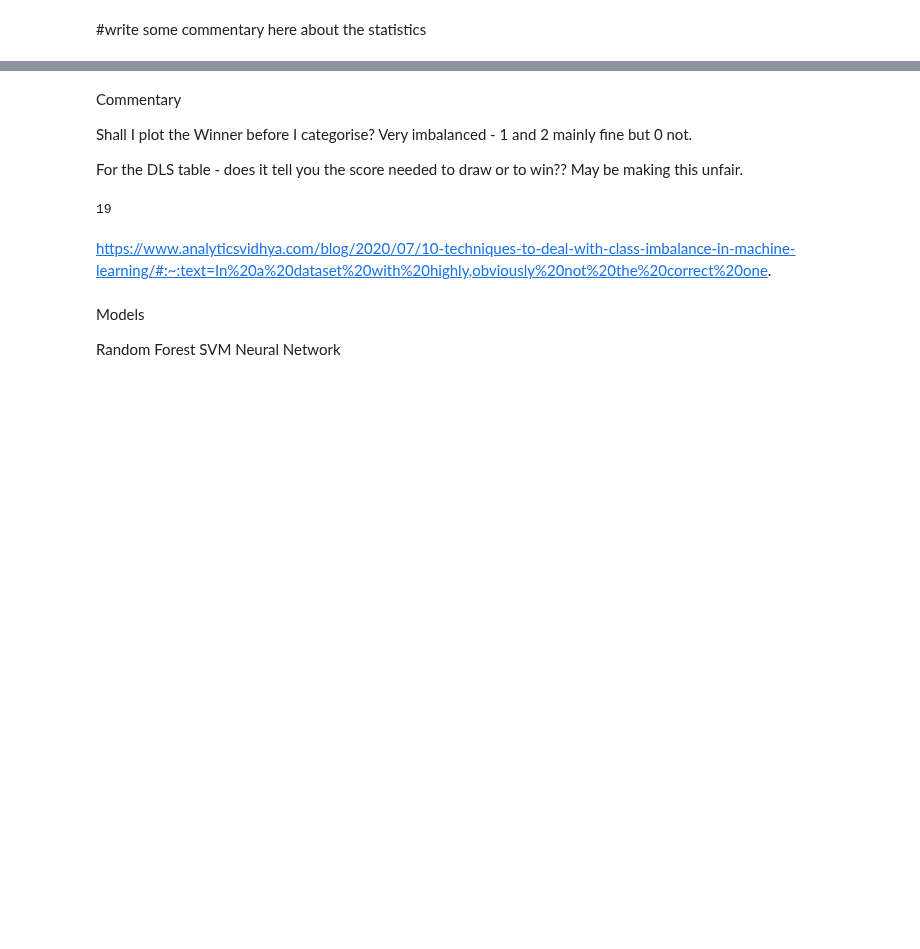
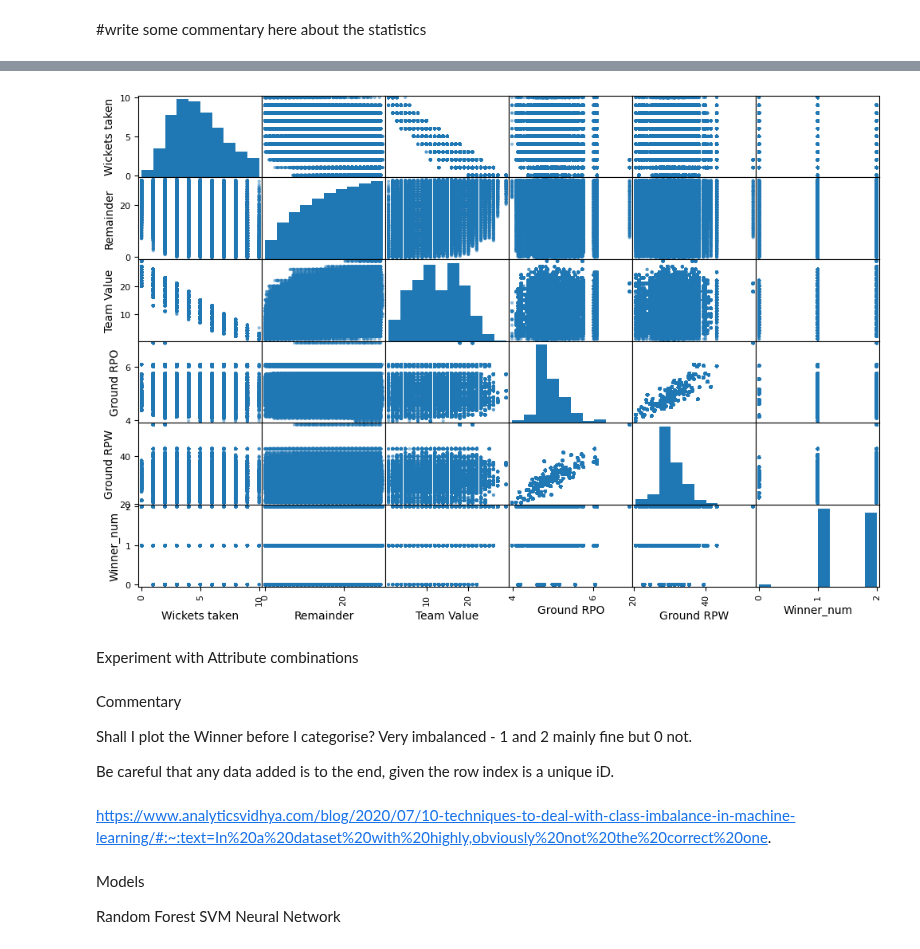
Before and after one commit to Swalke20/DLS_Project, a Jupyter notebook: Project_visualisation.ipynb, the cells around one changed output, grey strips where cells are left out. Saved outputs shown, nothing was run; the diff lists cells and outputs as text; code cells hidden in the pictures; blank space fills up the shorter version.

```diff
--- a/Project_visualisation.ipynb
+++ b/Project_visualisation.ipynb
@@ -159,0 +189,12 @@ plt.show()
+# %%
+from zlib import crc32
+
+def is_id_in_test_set(identifier, test_ratio):
+    return crc32(np.int64(identifier)) < test_ratio * 2**32
+
+def split_data_with_id_hash(data, test_ratio, id_column):
+    ids = data[id_column]
+    in_test_set = ids.apply(lambda id_: is_id_in_test_set(id_, test_ratio))
+    return data.loc[~in_test_set], data.loc[in_test_set]
+# %%
+train_set, test_set = split_data_with_id_hash(data_df, 0.2, "Row ID")
@@ -159,0 +209,2 @@ plt.show()
+# %%
+data_train = train_set.copy()
@@ -160,7 +255,17 @@ plt.show()
+# %%
+from pandas.plotting import scatter_matrix
+
+attributes = ["Wickets taken", "Remainder", "Team Value", "Ground RPO", "Ground RPW", "Winner_num"]
+scatter_matrix(data_train[attributes], figsize=(12, 8))
+plt.show()
+# %% [output]
+[figure, added]
+# %% [markdown]
+Experiment with Attribute combinations
 # %% [markdown]
 Commentary
 
 Shall I plot the Winner before I categorise?
 Very imbalanced - 1 and 2 mainly fine but 0 not.
 
-For the DLS table - does it tell you the score needed to draw or to win??  May be making this unfair.
+Be careful that any data added is to the end, given the row index is a unique iD.
@@ -169,8 +272,3 @@ filter_df = data_df[data_df['Winner_num']==0]
-# %%
-
-filter_df['Match ID'].nunique()
-# %% [output]
-19
 # %% [markdown]
 https://www.analyticsvidhya.com/blog/2020/07/10-techniques-to-deal-with-class-imbalance-in-machine-learning/#:~:text=In%20a%20dataset%20with%20highly,obviously%20not%20the%20correct%20one.
 # %% [markdown]
```
Also changed, not shown: parts of 19 cells of this notebook, 1 other file.
